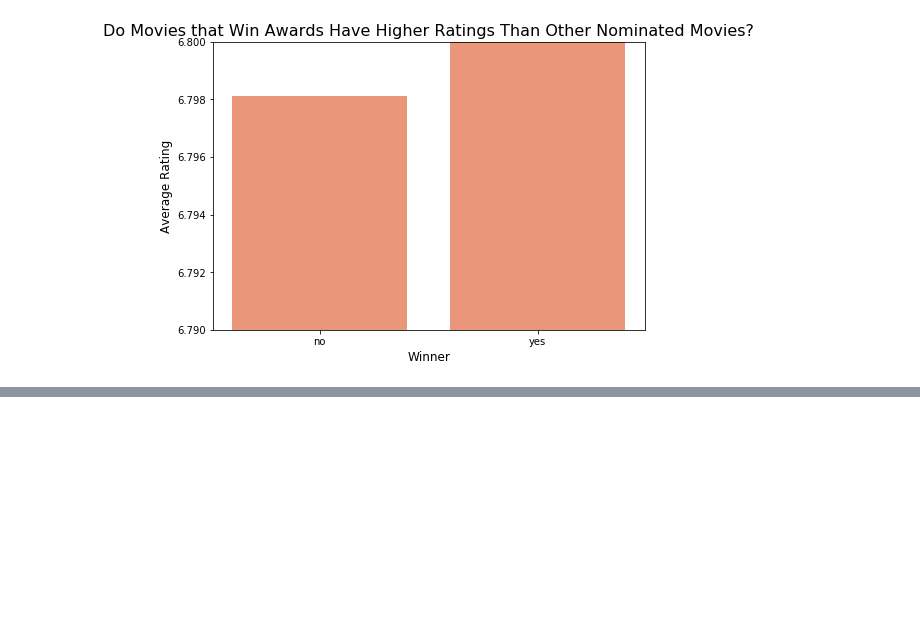
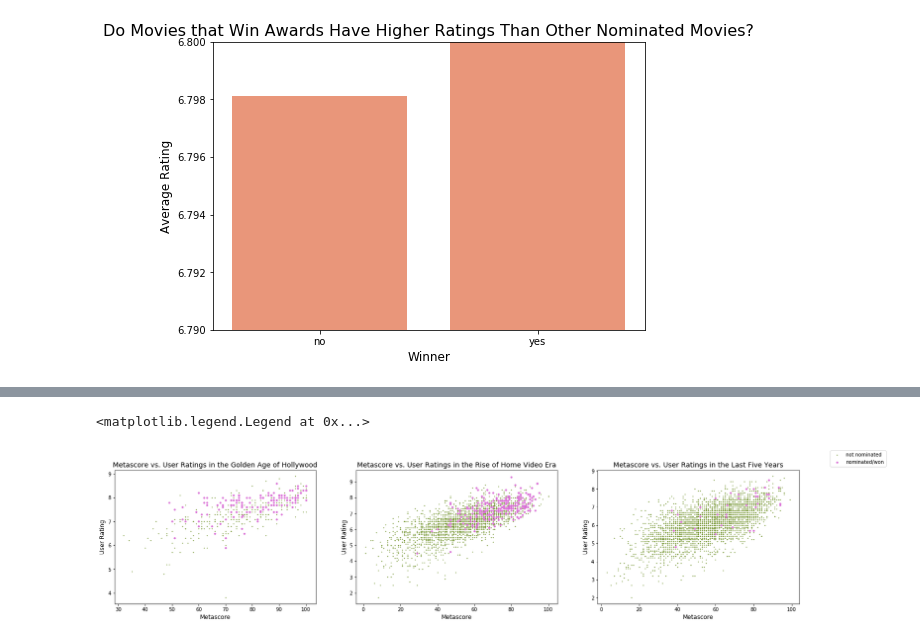
Before and after one commit to almetzler/SI330Final, a Jupyter notebook: Cat.ipynb, the cells around one changed output, grey strips where cells are left out. Drawn from its saved outputs; the diff is of its cells as text; code cells hidden in the pictures; blank space fills up the shorter version.

Commit message:
made 3 scatterplots for user rating vs. metascore

```diff
--- a/Cat.ipynb
+++ b/Cat.ipynb
@@ -93,0 +144,7 @@ plt.show()
+# %%
+merge_home = m_home.merge(a, how='left', on = 'title')
+merge_home = merge_home.dropna(subset=['metascore'])
+merge_home['Winner'] = merge_home['Winner'].fillna(0)
+
+merge_home = merge_home.groupby('title').agg(np.mean)
+merge_home.head()
@@ -93,0 +159,4 @@ plt.show()
+# %%
+m_now = m[(m['date_published']>'2015-01-01')&(m['date_published']<'2020-12-31')]
+m_now = m_now[['original_title', 'avg_vote', 'metascore']].rename(columns={'original_title':'title'})
+m_now.dropna().head()
@@ -93,0 +170,7 @@ plt.show()
+# %%
+merge_now = m_now.merge(a, how='left', on = 'title')
+merge_now = merge_now.dropna(subset=['metascore'])
+merge_now['Winner'] = merge_now['Winner'].fillna(0)
+
+merge_now = merge_now.groupby('title').agg(np.mean)
+merge_now.head()
@@ -93,0 +185,37 @@ plt.show()
+# %%
+fig2, (ax2, ax3, ax4) = plt.subplots(1,3, figsize=[25,5])
+
+# golden age
+test_golden = merge_golden
+lame_movies_golden = test_golden[test_golden['Winner'] == 0]
+good_movies_golden = test_golden[test_golden['Winner'] != 0]
+ax2.scatter(lame_movies_golden['metascore'], lame_movies_golden['avg_vote'], s=1, color='olivedrab')
+ax2.scatter(good_movies_golden['metascore'], good_movies_golden['avg_vote'], s=10, color='orchid')
+ax2.set_title('Metascore vs. User Ratings in the Golden Age of Hollywood', fontsize=14)
+ax2.set_xlabel('Metascore', fontsize=12)
+ax2.set_ylabel('User Rating', fontsize=12)
+
+# rise of home videos
+test_home = merge_home
+lame_movies_home = test_home[test_home['Winner'] == 0]
+good_movies_home = test_home[test_home['Winner'] != 0]
+ax3.scatter(lame_movies_home['metascore'], lame_movies_home['avg_vote'], s=1, color='olivedrab')
+ax3.scatter(good_movies_home['metascore'], good_movies_home['avg_vote'], s=10, color='orchid')
+ax3.set_title('Metascore vs. User Ratings in the Rise of Home Video Era', fontsize=14)
+ax3.set_xlabel('Metascore', fontsize=12)
+ax3.set_ylabel('User Rating', fontsize=12)
+
+# last 5 years
+test_now = merge_now
+lame_movies_now = test_now[test_now['Winner'] == 0]
+good_movies_now = test_now[test_now['Winner'] != 0]
+ax4.scatter(lame_movies_now['metascore'], lame_movies_now['avg_vote'], s=1, color='olivedrab')
+ax4.scatter(good_movies_now['metascore'], good_movies_now['avg_vote'], s=10, color='orchid')
+ax4.set_title('Metascore vs. User Ratings in the Last Five Years', fontsize=14)
+ax4.set_xlabel('Metascore', fontsize=12)
+ax4.set_ylabel('User Rating', fontsize=12)
+
+fig2.legend(['not nominated', 'nominated/won'], loc='upper right')
+# %% [output]
+<matplotlib.legend.Legend at 0x...>
+[figure, added]
```
Also changed, not shown: parts of 9 cells of this notebook.
